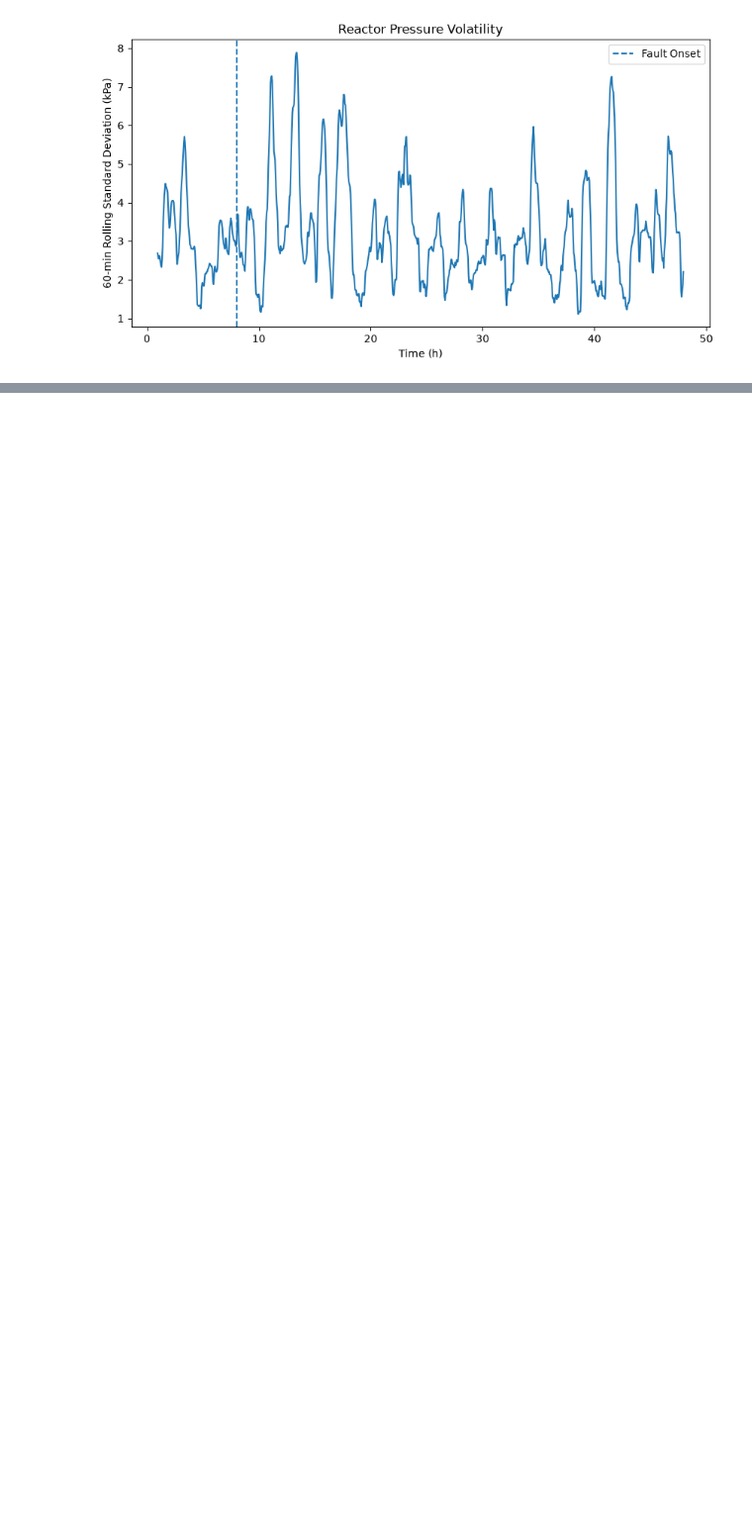
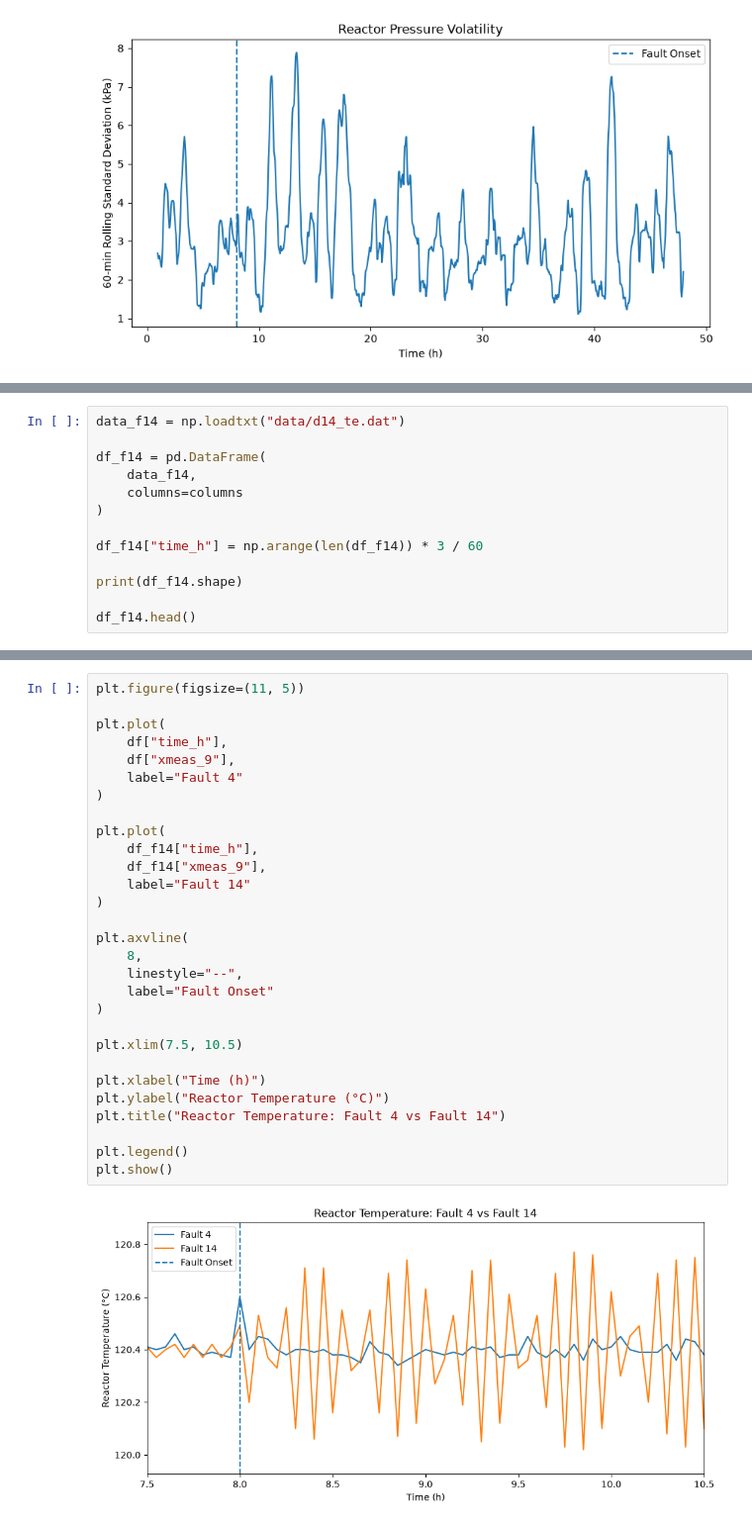
Before and after one commit to zzangminju/tep-cooling-fault-analysis, a Jupyter notebook: analysis.ipynb, the cells around one changed output, grey strips where cells are left out. Shown at 99% size. Saved outputs shown, nothing was run; the diff lists cells and outputs as text; blank space fills up the shorter version.

```diff
--- a/analysis.ipynb
+++ b/analysis.ipynb
@@ -486,0 +1082,13 @@ plt.show()
+# %%
+data_f14 = np.loadtxt("data/d14_te.dat")
+
+df_f14 = pd.DataFrame(
+    data_f14,
+    columns=columns
+)
+
+df_f14["time_h"] = np.arange(len(df_f14)) * 3 / 60
+
+print(df_f14.shape)
+
+df_f14.head()
@@ -486,0 +1104,31 @@ plt.show()
+# %%
+plt.figure(figsize=(11, 5))
+
+plt.plot(
+    df["time_h"],
+    df["xmeas_9"],
+    label="Fault 4"
+)
+
+plt.plot(
+    df_f14["time_h"],
+    df_f14["xmeas_9"],
+    label="Fault 14"
+)
+
+plt.axvline(
+    8,
+    linestyle="--",
+    label="Fault Onset"
+)
+
+plt.xlim(7.5, 10.5)
+
+plt.xlabel("Time (h)")
+plt.ylabel("Reactor Temperature (°C)")
+plt.title("Reactor Temperature: Fault 4 vs Fault 14")
+
+plt.legend()
+plt.show()
+# %% [output]
+[figure, added]
```
Also changed, not shown: parts of 57 cells of this notebook, 8 other files.
